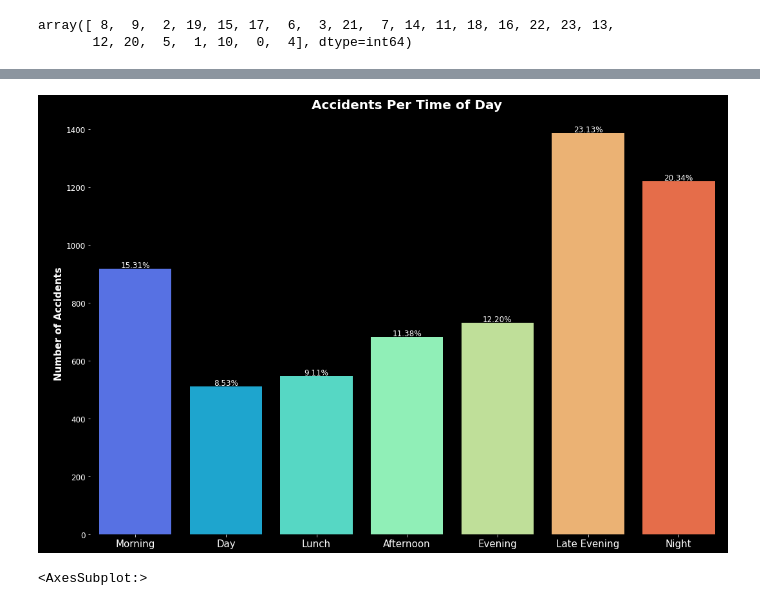
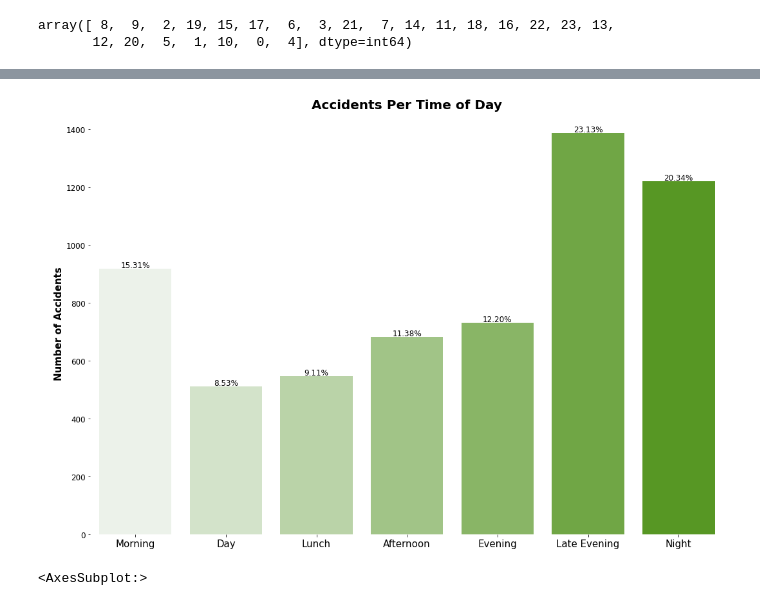
Before and after one commit to Vincent-Kwan/Safe-Roads-Competition, a Jupyter notebook: KSI.ipynb, the cells around one changed output, grey strips where cells are left out. Cells and saved outputs as stored; diff of their text form; code cells hidden in the pictures.

```diff
--- a/KSI.ipynb
+++ b/KSI.ipynb
@@ -37,12 +46,12 @@ array([ 8,  9,  2, 19, 15, 17,  6,  3, 21,  7, 14, 11, 18, 16, 22, 23, 13,
 accidentsperyear = df.groupby(['YEAR'])['ACCNUM'].nunique()
 
 # prepare plot
-plt.style.use('dark_background')
+#plt.style.use('dark_background')
 plt.figure(figsize=(10,5))
-colors = sns.color_palette("plasma", n_colors=7)
+colors = sns.color_palette("dark:#5A6", n_colors=15)
 sns.barplot(accidentsperyear.index,accidentsperyear.values, palette=colors)
 sns.despine(top=True, right=True, left=True, bottom=True)
-plt.title("Accidents Per Year",fontsize=20,fontweight="bold")
+plt.title("KSI Accidents Per Year",fontsize=20,fontweight="bold")
 plt.xlabel("\nYear", fontsize=15, fontweight="bold")
 plt.ylabel("Number of Accidents", fontsize=15, fontweight="bold")
 plt.tight_layout()
@@ -56,12 +65,12 @@ accweekday = df.groupby(['YEAR', 'DAY']).size()
 accweekday = accweekday.rename_axis(['YEAR', 'DAY'])\
                                .unstack('DAY')\
                                .reindex(columns=weekdays).sort_values(by = 'YEAR', ascending = False)
-plt.figure(figsize=(15,10))
-plt.style.use('dark_background')
-sns.heatmap(accweekday, cmap='plasma_r')
+plt.figure(figsize=(20,10))
+#plt.style.use('dark_background')
+sns.heatmap(accweekday, cmap='coolwarm')
 plt.title('\nAccidents by Weekday per Year\n', fontsize=14, fontweight='bold')
-plt.xticks(fontsize=15)
-plt.yticks(fontsize=12)
+plt.xticks(fontsize=12)
+plt.yticks(fontsize=12, rotation =  0)
 plt.xlabel('')
 plt.ylabel('')
 plt.show()
@@ -75,28 +84,29 @@ nstotal = float(len(df['ACCNUM'].drop_duplicates()))
 # %%
 df['DAYTIME'] = df['HOUR'].apply(util.daygroup)
 accidentspertod = df.groupby(['DAYTIME'])['ACCNUM'].nunique()
-
-plt.style.use('dark_background')
+colors = sns.color_palette("light:#5A1", n_colors=7)
+#plt.style.use('dark_background')
 plt.figure(figsize=(15,10))
 tod=["Morning", "Day", "Lunch", "Afternoon", "Evening", "Late Evening", "Night"]
-ax1 = sns.barplot(accidentspertod.index,accidentspertod.values, order = tod, palette='rainbow')
+#c = colors_from_values(accidentspertod[''][:10], "dark:#5A4")
+ax1 = sns.barplot(accidentspertod.index,accidentspertod.values, order = tod, palette=colors)
 for p in ax1.patches:
     height = p.get_height()
     ax1.text(p.get_x()+p.get_width()/2.,
             height + 4,
             '{:1.2f}%'.format(height/nstotal*100),
             ha="center",fontsize=12)
 sns.despine(top=True, right=True, left=True, bottom=True)
 plt.title("Accidents Per Time of Day",fontsize=20,fontweight="bold")
 plt.xticks(fontsize=15)
 plt.yticks(fontsize=12)
 
 plt.xlabel("", fontsize=15, fontweight="bold")
 plt.ylabel("\nNumber of Accidents", fontsize=15, fontweight="bold")
 plt.tight_layout()
 plt.savefig('accidentspertod.png')
 # %% [output]
-[figure, old version]
+[figure, new version]
 # %%
 # More fatal accidents occur in Summer. Is it because people drive more in Summer?
 
```
Also changed, not shown: parts of 3 cells of this notebook, 10 other files.
